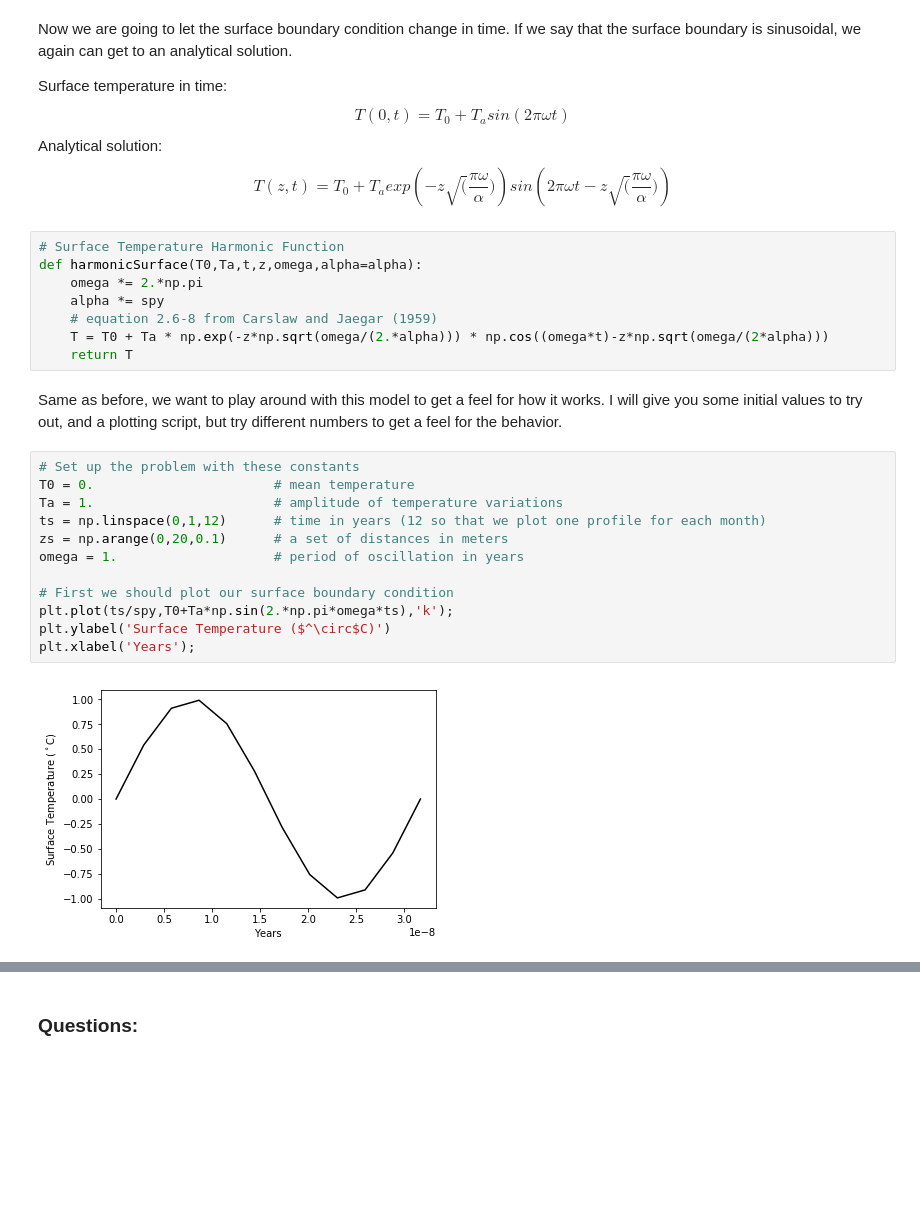
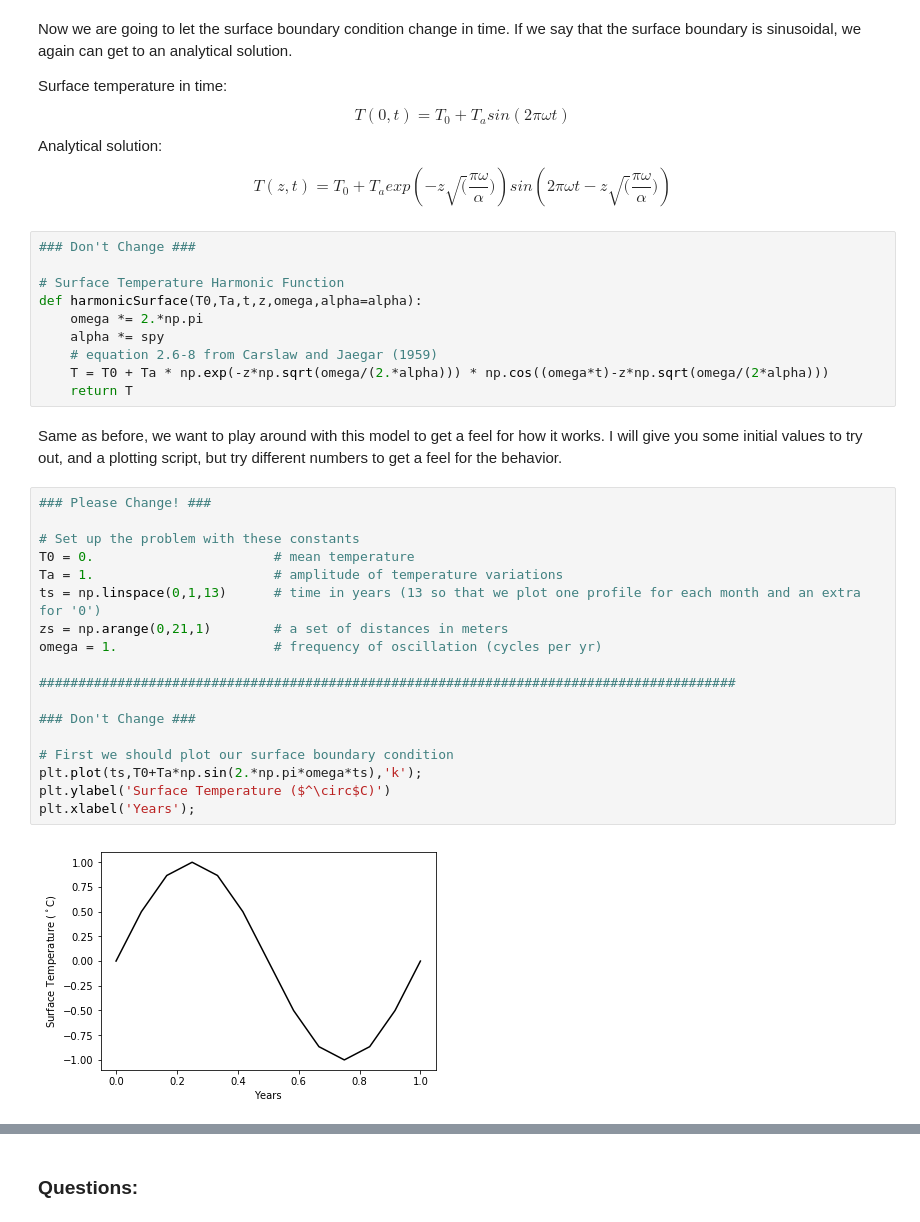
Before and after one commit to benhills/HeatTransfer_Teaching, a Jupyter notebook: HeatTransfer_ESS431.ipynb, the cells around one changed output, grey strips where cells are left out. Cells and saved outputs as stored; diff of their text form; blank space fills up the shorter version.

```diff
--- a/HeatTransfer_ESS431.ipynb
+++ b/HeatTransfer_ESS431.ipynb
@@ -61,6 +79,8 @@ $$ T(0,t) = T_0 + T_a sin(2\pi \omega t) $$
 Analytical solution:
 $$ T(z,t) = T_0 + T_a exp \left ( -z \sqrt(\frac{\pi \omega}{\alpha}) \right ) sin \left (2 \pi \omega t - z \sqrt(\frac{\pi \omega}{\alpha}) \right ) $$
 # %%
+### Don't Change ###
+
 # Surface Temperature Harmonic Function
 def harmonicSurface(T0,Ta,t,z,omega,alpha=alpha):
     omega *= 2.*np.pi
@@ -71,16 +91,22 @@ def harmonicSurface(T0,Ta,t,z,omega,alpha=alpha):
 # %% [markdown]
 Same as before, we want to play around with this model to get a feel for how it works. I will give you some initial values to try out, and a plotting script, but try different numbers to get a feel for the behavior.
 # %%
+### Please Change! ###
+
 # Set up the problem with these constants
 T0 = 0.                       # mean temperature
 Ta = 1.                       # amplitude of temperature variations
-ts = np.linspace(0,1,12)      # time in years (12 so that we plot one profile for each month)
-zs = np.arange(0,20,0.1)      # a set of distances in meters
-omega = 1.                    # period of oscillation in years
+ts = np.linspace(0,1,13)      # time in years (13 so that we plot one profile for each month and an extra for '0')
+zs = np.arange(0,21,1)        # a set of distances in meters
+omega = 1.                    # frequency of oscillation (cycles per yr)
+
+#########################################################################################
+
+### Don't Change ###
 
 # First we should plot our surface boundary condition
-plt.plot(ts/spy,T0+Ta*np.sin(2.*np.pi*omega*ts),'k');
+plt.plot(ts,T0+Ta*np.sin(2.*np.pi*omega*ts),'k');
 plt.ylabel('Surface Temperature ($^\circ$C)')
 plt.xlabel('Years');
 # %% [output]
-[figure, old version]
+[figure, new version]
```
Also changed, not shown: parts of 13 cells of this notebook.
